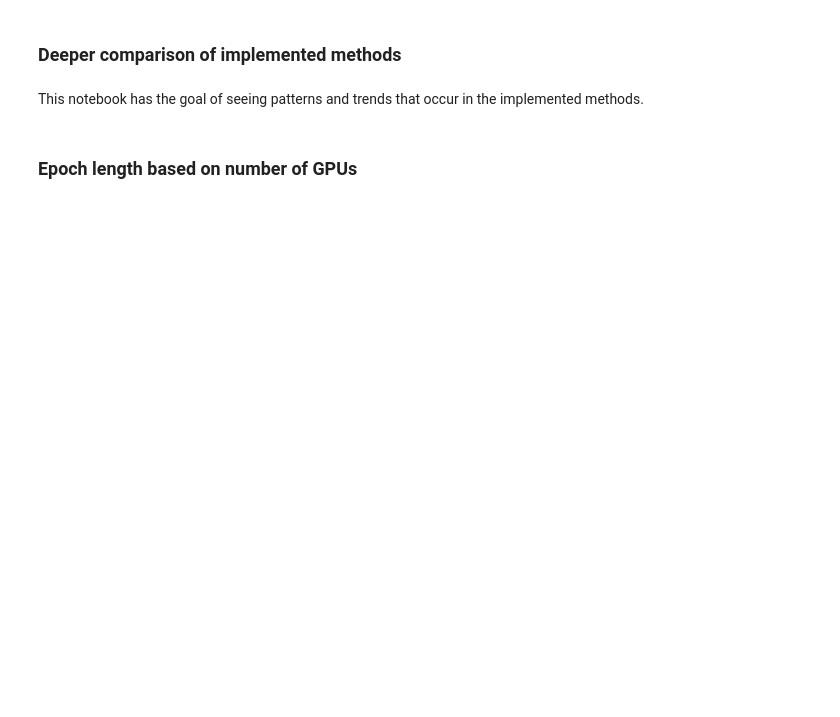
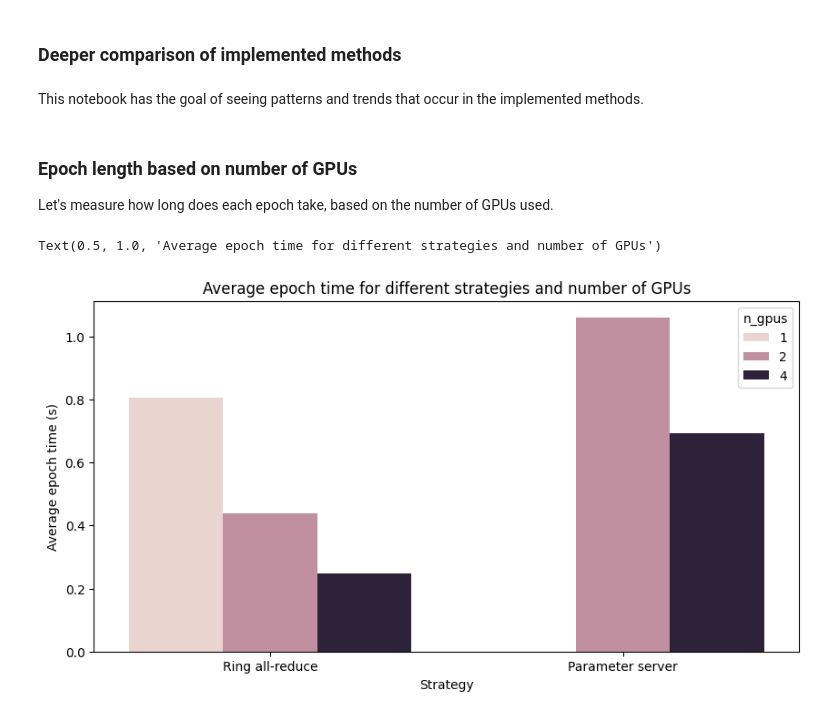
Before and after one commit to ppadjin/torch-parallel-from-scratch, a Jupyter notebook: Experiment3.ipynb, the cells around one changed output. Drawn from its saved outputs; the diff is of its cells as text; code cells hidden in the pictures; blank space fills up the shorter version.

```diff
--- a/Experiment3.ipynb
+++ b/Experiment3.ipynb
@@ -12,12 +13,42 @@ import matplotlib.pyplot as plt
 # %% [markdown]
 ### Epoch length based on number of GPUs
+
+Let's measure how long does each epoch take, based on the number of GPUs used.
 # %%
-logs_path = 'logs/'
-r1_acc = pd.read_csv(os.path.join(logs_path, 'r1_acc.csv'))
-r1_time = pd.read_csv(os.path.join(logs_path, 'r1_time.csv'))
+results_path = 'results/'
+r1_acc = pd.read_csv(os.path.join(results_path, 'r1_acc.csv'))
+r1_time = pd.read_csv(os.path.join(results_path, 'r1_time.csv'))
 # %%
-r2_acc = pd.read_csv(os.path.join(logs_path, 'r2_acc.csv'))
-r2_time = pd.read_csv(os.path.join(logs_path, 'r2_time.csv'))
+r2_acc = pd.read_csv(os.path.join(results_path, 'r2_acc.csv'))
+r2_time = pd.read_csv(os.path.join(results_path, 'r2_time.csv'))
+
+p2_acc = pd.read_csv(os.path.join(results_path, 'p2_acc.csv'))
+p2_time = pd.read_csv(os.path.join(results_path, 'p2_time.csv'))
 # %%
-r4_acc = pd.read_csv(os.path.join(logs_path, 'r4_acc.csv'))
-r4_time = pd.read_csv(os.path.join(logs_path, 'r4_time.csv'))
+r4_acc = pd.read_csv(os.path.join(results_path, 'r4_acc.csv'))
+r4_time = pd.read_csv(os.path.join(results_path, 'r4_time.csv'))
+
+p4_acc = pd.read_csv(os.path.join(results_path, 'p4_acc.csv'))
+p4_time = pd.read_csv(os.path.join(results_path, 'p4_time.csv'))
+# %%
+fig = plt.figure(figsize=(10, 5))
+
+r1_avg_epoch_time = r1_time['time'].diff().mean()
+r2_avg_epoch_time = r2_time['time'].diff().mean()
+r4_avg_epoch_time = r4_time['time'].diff().mean()
+
+p4_avg_epoch_time = p4_time['time'].diff().mean()
+p2_avg_epoch_time = p2_time['time'].diff().mean()
+
+avg_epoch_df = pd.DataFrame({
+    'Strategy': ['Ring all-reduce', 'Ring all-reduce', 'Ring all-reduce', 'Parameter server', 'Parameter server'],
+    'n_gpus': [1, 2, 4, 2, 4],
+    'avg_epoch_time': [r1_avg_epoch_time, r2_avg_epoch_time, r4_avg_epoch_time, p2_avg_epoch_time, p4_avg_epoch_time]
+})
+
+sns.barplot(x='Strategy', y='avg_epoch_time', hue='n_gpus', data=avg_epoch_df)
+plt.ylabel('Average epoch time (s)')
+plt.title('Average epoch time for different strategies and number of GPUs')
+# %% [output]
+Text(0.5, 1.0, 'Average epoch time for different strategies and number of GPUs')
+[figure, added]
```
Also changed, not shown: parts of 7 cells of this notebook, 2 other files.
